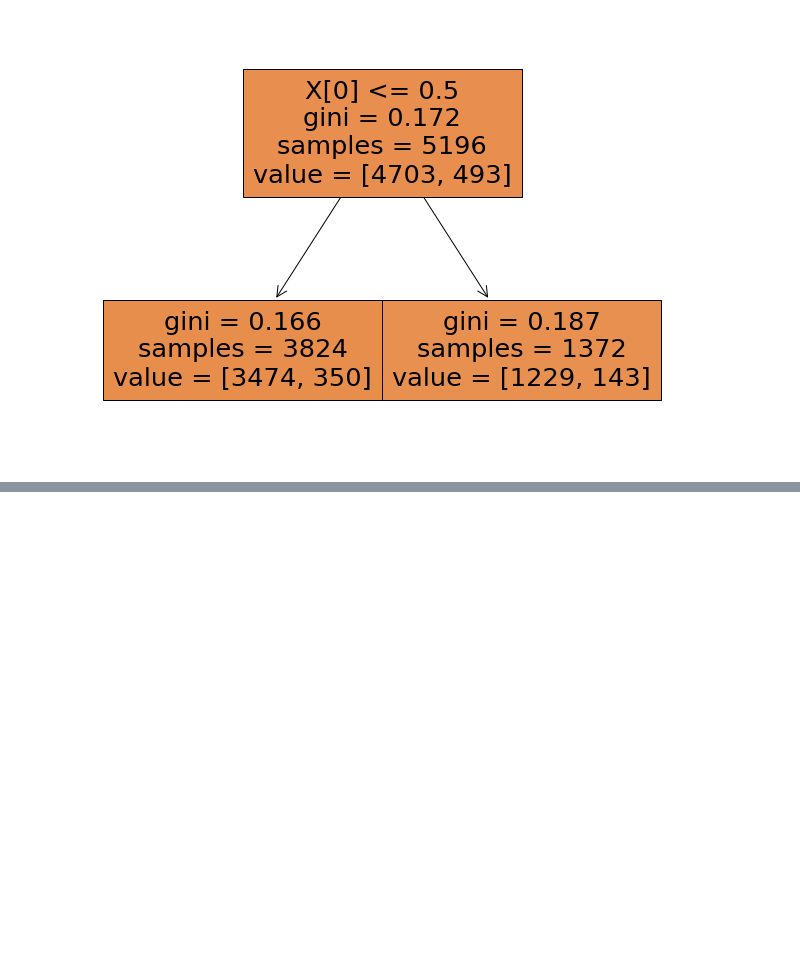
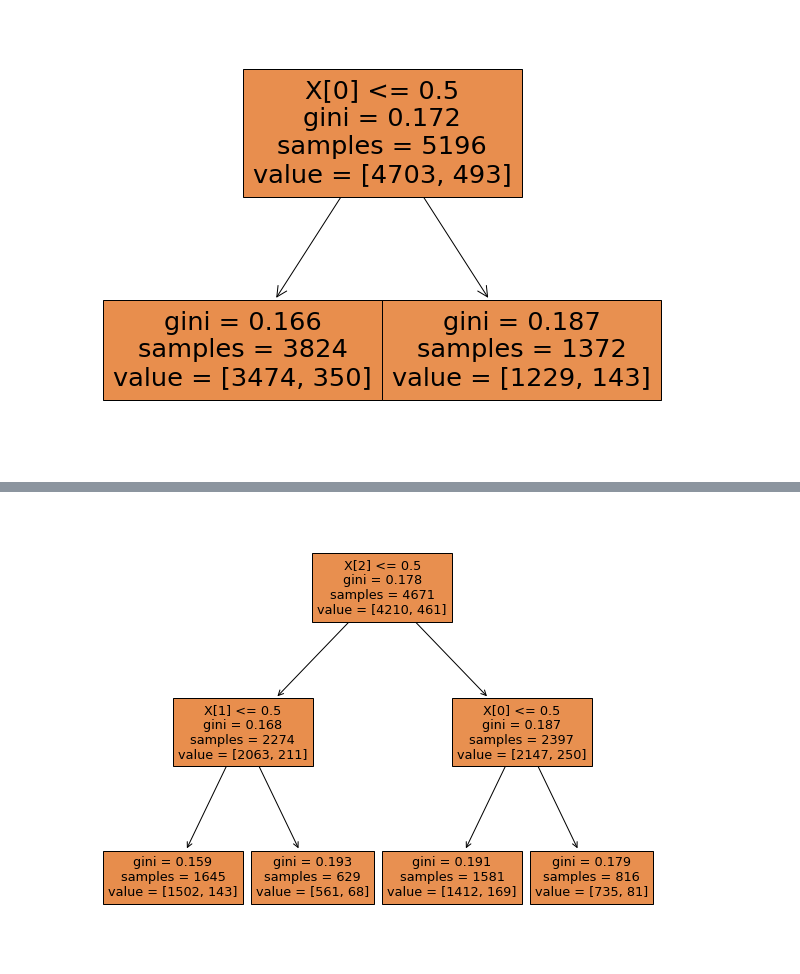
Before and after one commit to jnahra/phase-3-project, a Jupyter notebook: sean_notebook.ipynb, the cells around one changed output, grey strips where cells are left out. Cells and saved outputs as stored; diff of their text form; code cells hidden in the pictures; blank space fills up the shorter version.

```diff
--- a/sean_notebook.ipynb
+++ b/sean_notebook.ipynb
@@ -373,0 +518,21 @@ plt.show()
+# %%
+df_helmet.loc[df_helmet['TRAFFIC_CONTROL_DEVICE'] == 'TRAFFIC SIGNAL', 'TRAFFIC_DEVICE_USED'] = 1
+df_helmet.loc[df_helmet['TRAFFIC_CONTROL_DEVICE'] == 'STOP SIGN/FLASHER', 'TRAFFIC_DEVICE_USED'] = 1
+df_helmet.loc[df_helmet['TRAFFIC_CONTROL_DEVICE'] == 'UNKNOWN', 'TRAFFIC_DEVICE_USED'] = 1
+df_helmet.loc[df_helmet['TRAFFIC_CONTROL_DEVICE'] == 'OTHER', 'TRAFFIC_DEVICE_USED'] = 1
+df_helmet.loc[df_helmet['TRAFFIC_CONTROL_DEVICE'] == 'YIELD', 'TRAFFIC_DEVICE_USED'] = 1
+df_helmet.loc[df_helmet['TRAFFIC_CONTROL_DEVICE'] == 'LANE USE MARKING', 'TRAFFIC_DEVICE_USED'] = 1
+df_helmet.loc[df_helmet['TRAFFIC_CONTROL_DEVICE'] == 'PEDESTRIAN CROSSING SIGN', 'TRAFFIC_DEVICE_USED'] = 1
+df_helmet.loc[df_helmet['TRAFFIC_CONTROL_DEVICE'] == 'BICYCLE CROSSING SIGN', 'TRAFFIC_DEVICE_USED'] = 1
+df_helmet.loc[df_helmet['TRAFFIC_CONTROL_DEVICE'] == 'OTHER REG. SIGN', 'TRAFFIC_DEVICE_USED'] = 1
+df_helmet.loc[df_helmet['TRAFFIC_CONTROL_DEVICE'] == 'SCHOOL ZONE', 'TRAFFIC_DEVICE_USED'] = 1
+df_helmet.loc[df_helmet['TRAFFIC_CONTROL_DEVICE'] == 'POLICE/FLAGMAN', 'TRAFFIC_DEVICE_USED'] = 1
+df_helmet.loc[df_helmet['TRAFFIC_CONTROL_DEVICE'] == 'DELINEATORS', 'TRAFFIC_DEVICE_USED'] = 1
+df_helmet.loc[df_helmet['TRAFFIC_CONTROL_DEVICE'] == 'OTHER WARNING SIGN', 'TRAFFIC_DEVICE_USED'] = 1
+df_helmet.loc[df_helmet['TRAFFIC_CONTROL_DEVICE'] == 'RAILROAD CROSSING GATE', 'TRAFFIC_DEVICE_USED'] = 1
+df_helmet.loc[df_helmet['TRAFFIC_CONTROL_DEVICE'] == 'FLASHING CONTROL SIGNAL', 'TRAFFIC_DEVICE_USED'] = 1
+
+
+df_helmet.loc[df_helmet['TRAFFIC_CONTROL_DEVICE'] == 'NO CONTROLS', 'TRAFFIC_DEVICE_USED'] = 0
+
+df_helmet['TRAFFIC_DEVICE_USED'].value_counts()
@@ -373,0 +558,19 @@ plt.show()
+# %%
+X = df_helmet[['HELMET_USED','PROTECTIVE_CLOTHING','TRAFFIC_DEVICE_USED']]
+y = df_helmet['INJURY_BAD']
+
+from sklearn.model_selection import train_test_split
+
+X_train, X_test, y_train, y_test = train_test_split(X, y, test_size=0.5, random_state=42)
+# %%
+dtc = DecisionTreeClassifier(max_depth=2,random_state=42)
+# %%
+dtc.fit(X_train, y_train)
+
+y_pred = dtc.predict(X_test)
+# %%
+plt.figure(figsize=(10, 8))
+plot_tree(dtc, filled=True)
+plt.show()
+# %% [output]
+[figure, added]
```
Also changed, not shown: parts of 25 cells of this notebook.
